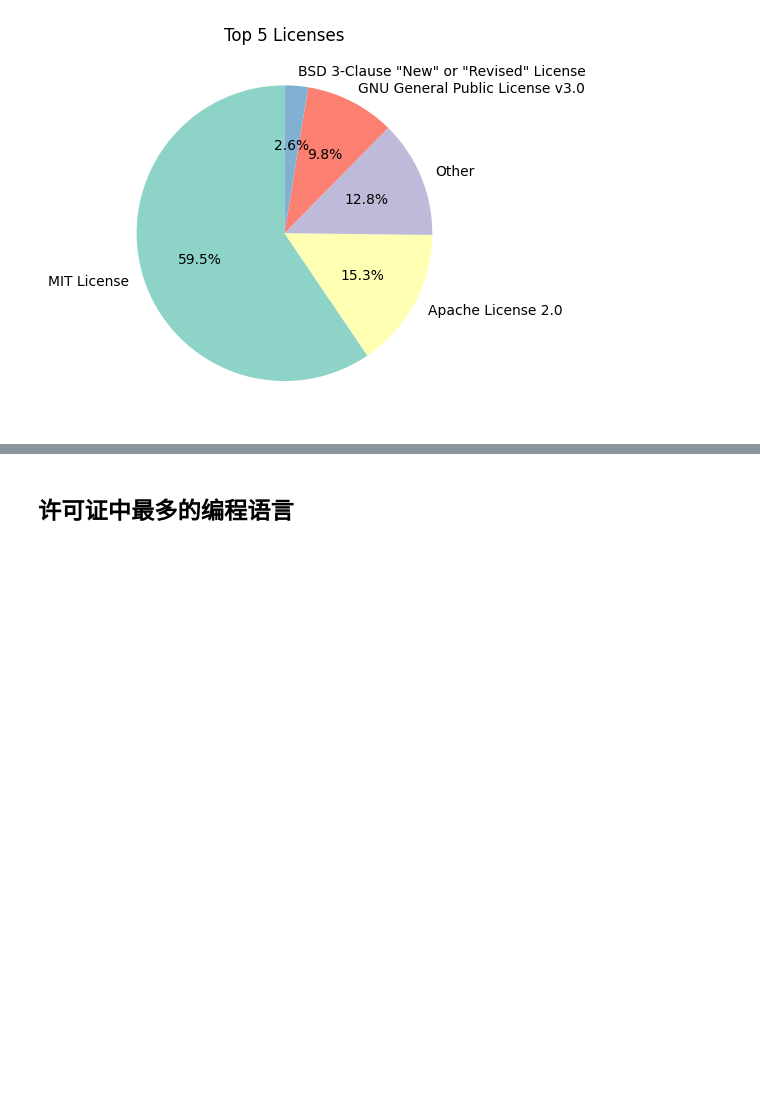
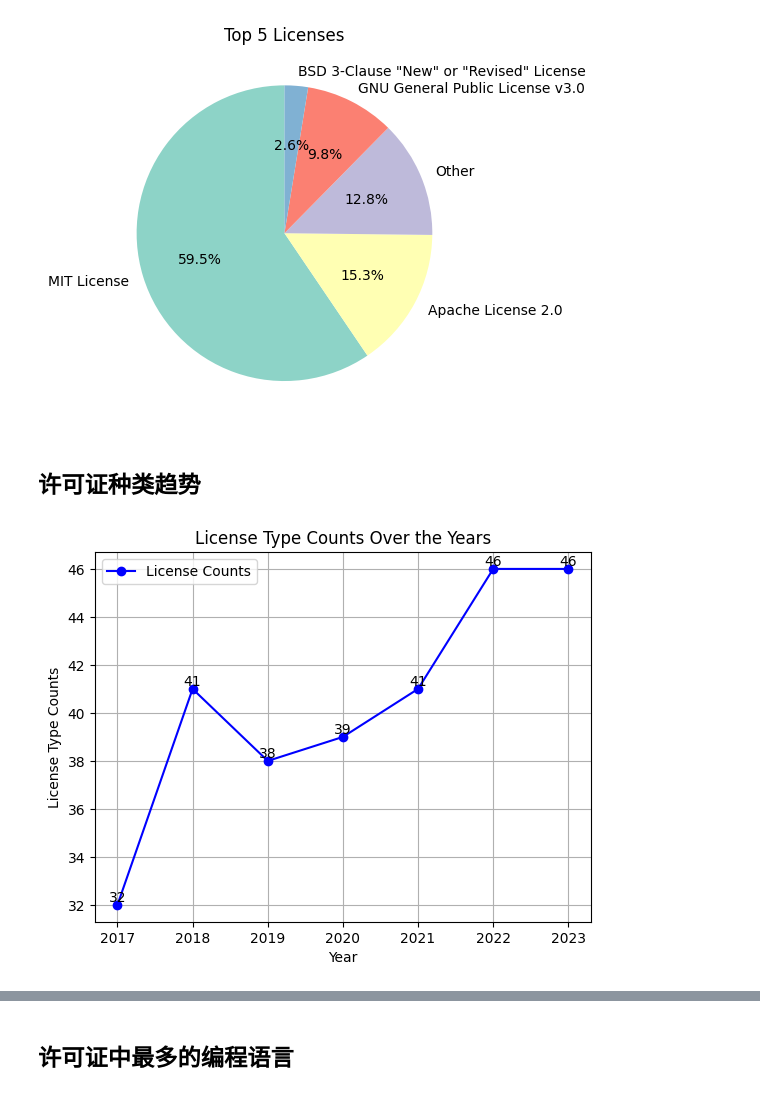
Before and after one commit to andyhuang18/OpenSourceDataInsight, a Jupyter notebook: insight.ipynb, the cells around one changed output, grey strips where cells are left out. Drawn from its saved outputs; the diff is of its cells as text; code cells hidden in the pictures; blank space fills up the shorter version.

Commit message:
upload license data and update insight notebook

```diff
--- a/insight.ipynb
+++ b/insight.ipynb
@@ -180,3 +180,28 @@ plt.title('Top 5 Licenses')
 plt.show()
 # %% [output]
 [figure]
+# %% [markdown]
+## 许可证种类趋势
+# %%
+import pandas as pd
+import matplotlib.pyplot as plt
+
+data = pd.read_csv('./data/license_TypeCount.csv')
+
+plt.plot(data['Year'], data['License_Counts'], marker='o', linestyle='-',
+            color='b', label='License Counts')
+
+for a, b in zip(data['Year'], data['License_Counts']):
+    plt.text(a, b, '%.0f' % b, ha='center', va='bottom', fontsize=10)
+
+plt.title('License Type Counts Over the Years')
+plt.xlabel('Year')
+plt.ylabel('License Type Counts')
+
+plt.grid(True)
+
+plt.legend()
+
+plt.show()
+# %% [output]
+[figure, added]
```
Also changed, not shown: parts of 6 cells of this notebook, 4 other files.
